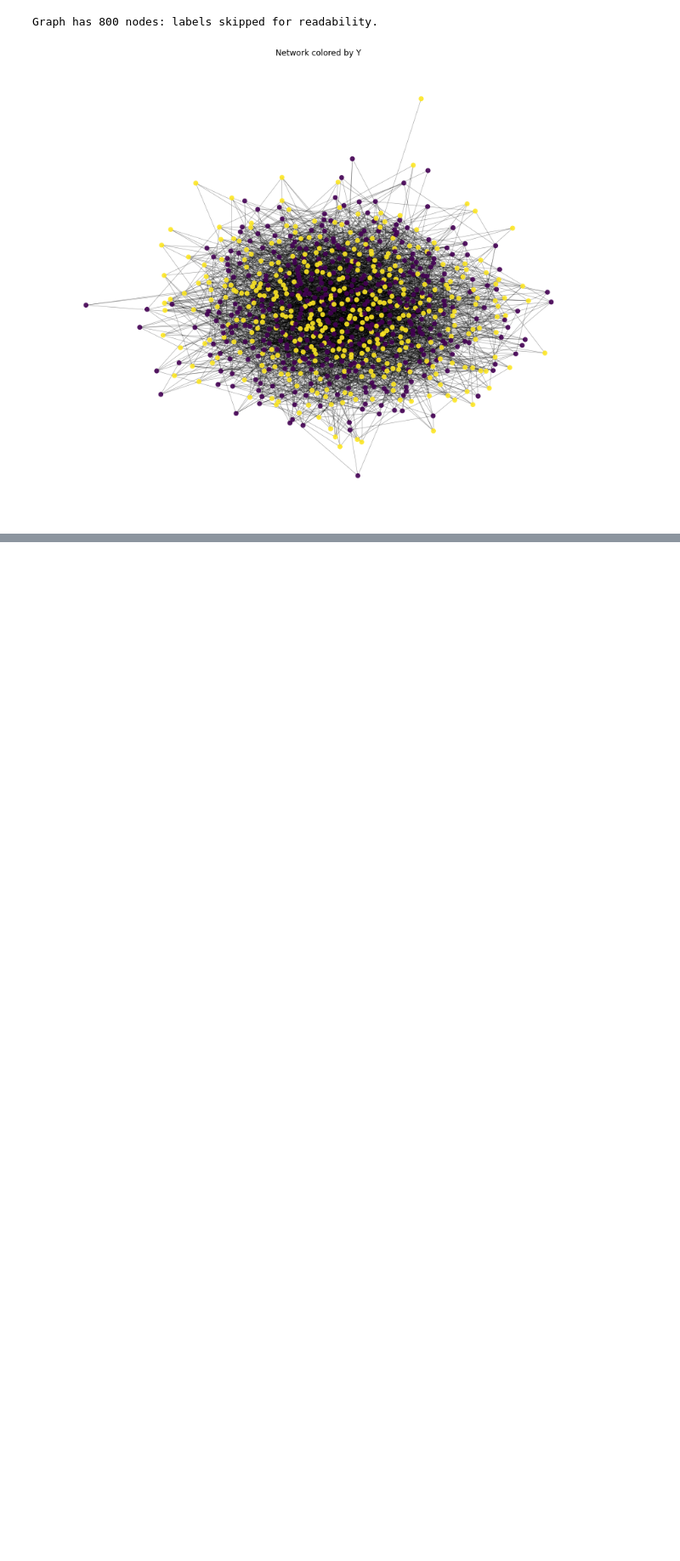
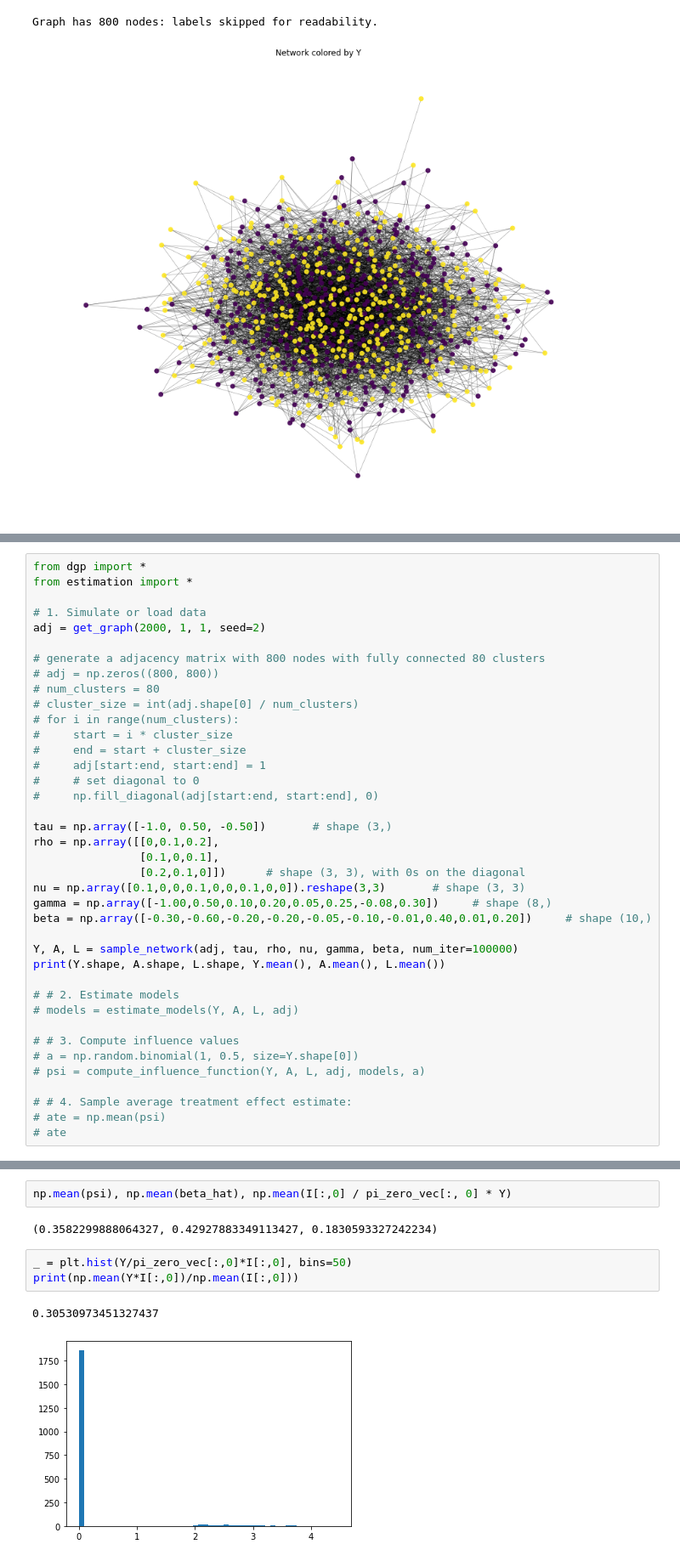
Before and after one commit to freshtaste/dr-chain-graph, a Jupyter notebook: old/test_dgp.ipynb, the cells around one changed output, grey strips where cells are left out. Shown: that part at 85% size. Cells and saved outputs as stored; diff of their text form; blank space fills up the shorter version.

```diff
--- a/test_dgp.ipynb
+++ b/old/test_dgp.ipynb
@@ -96,0 +81,39 @@ Y.mean()
+# %%
+from dgp import *
+from estimation import *
+
+# 1. Simulate or load data
+adj = get_graph(2000, 1, 1, seed=2)
+
+# generate a adjacency matrix with 800 nodes with fully connected 80 clusters
+# adj = np.zeros((800, 800))
+# num_clusters = 80
+# cluster_size = int(adj.shape[0] / num_clusters)
+# for i in range(num_clusters):
+#     start = i * cluster_size
+#     end = start + cluster_size
+#     adj[start:end, start:end] = 1
+#     # set diagonal to 0
+#     np.fill_diagonal(adj[start:end, start:end], 0)
+
+tau = np.array([-1.0, 0.50, -0.50])       # shape (3,)
+rho = np.array([[0,0.1,0.2],
+                [0.1,0,0.1],
+                [0.2,0.1,0]])      # shape (3, 3), with 0s on the diagonal
+nu = np.array([0.1,0,0,0.1,0,0,0.1,0,0]).reshape(3,3)       # shape (3, 3)
+gamma = np.array([-1.00,0.50,0.10,0.20,0.05,0.25,-0.08,0.30])     # shape (8,)
+beta = np.array([-0.30,-0.60,-0.20,-0.20,-0.05,-0.10,-0.01,0.40,0.01,0.20])     # shape (10,)
+
+Y, A, L = sample_network(adj, tau, rho, nu, gamma, beta, num_iter=100000)
+print(Y.shape, A.shape, L.shape, Y.mean(), A.mean(), L.mean())
+
+# # 2. Estimate models
+# models = estimate_models(Y, A, L, adj)
+
+# # 3. Compute influence values
+# a = np.random.binomial(1, 0.5, size=Y.shape[0])
+# psi = compute_influence_function(Y, A, L, adj, models, a)
+
+# # 4. Sample average treatment effect estimate:
+# ate = np.mean(psi)
+# ate
@@ -96,0 +427,10 @@ Y.mean()
+# %%
+np.mean(psi), np.mean(beta_hat), np.mean(I[:,0] / pi_zero_vec[:, 0] * Y)
+# %% [output]
+(0.3582299888064327, 0.42927883349113427, 0.1830593327242234)
+# %%
+_ = plt.hist(Y/pi_zero_vec[:,0]*I[:,0], bins=50)
+print(np.mean(Y*I[:,0])/np.mean(I[:,0]))
+# %% [output]
+0.30530973451327437
+[figure, added]
```
Also changed, not shown: parts of 24 cells of this notebook, 14 other files.
